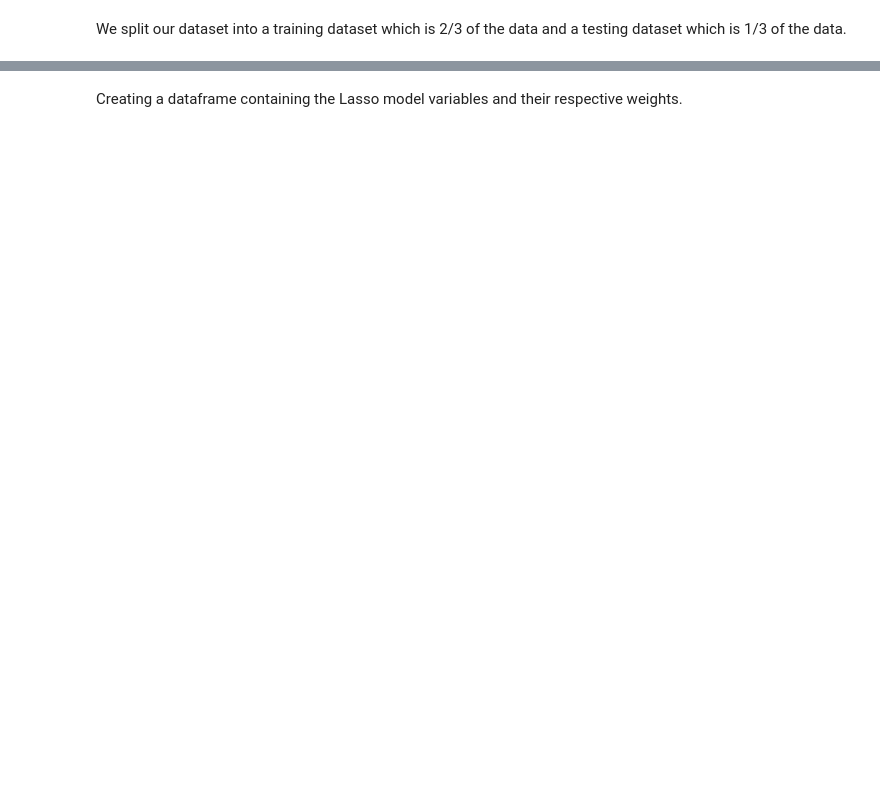
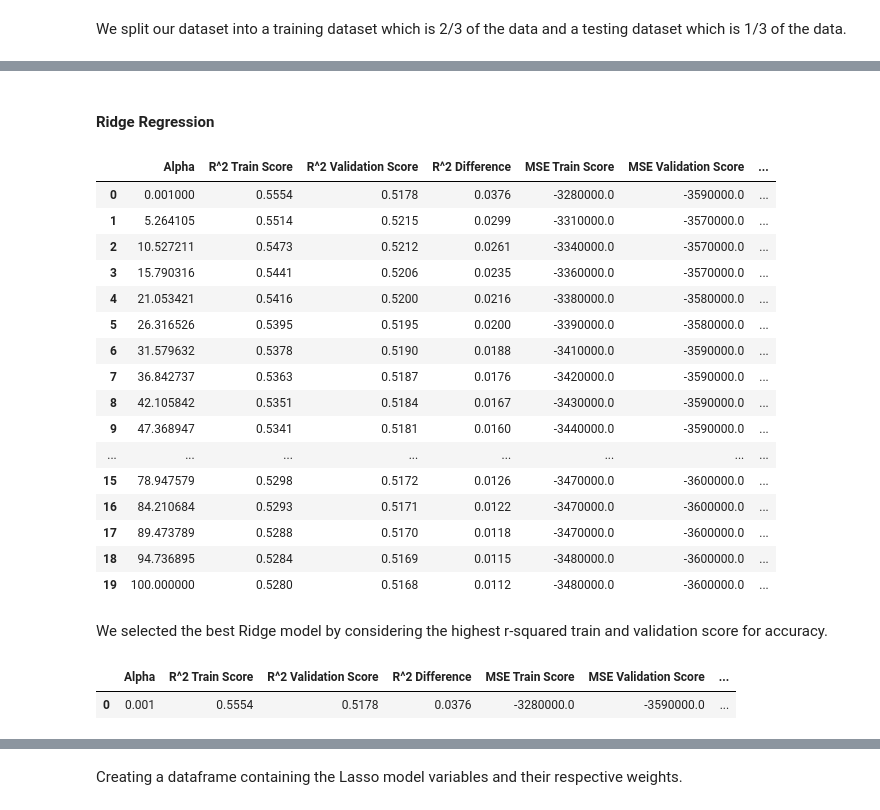
Before and after one commit to awesomeahi95/LaVie-Insurance, a Jupyter notebook: index.ipynb, the cells around one changed output, grey strips where cells are left out. Drawn from its saved outputs; the diff is of its cells as text; code cells hidden in the pictures; blank space fills up the shorter version.

```diff
--- a/index.ipynb
+++ b/index.ipynb
@@ -810,0 +691,32 @@ Test Score: 0.6811076042410495
+# %% [markdown]
+#### Ridge Regression
+# %%
+ridge_models = Regularisation('ridge',X_train_s,y_train,5,100)
+Ridge_Models = ridge_models.get_scores()
+Ridge_Models
+# %% [output]
+|  | Alpha | R^2 Train Score | R^2 Validation Score | R^2 Difference | MSE Train Score | MSE Validation Score | ... |
+| 0 | 0.001000 | 0.5554 | 0.5178 | 0.0376 | -3280000.0 | -3590000.0 | ... |
+| 1 | 5.264105 | 0.5514 | 0.5215 | 0.0299 | -3310000.0 | -3570000.0 | ... |
+| 2 | 10.527211 | 0.5473 | 0.5212 | 0.0261 | -3340000.0 | -3570000.0 | ... |
+| 3 | 15.790316 | 0.5441 | 0.5206 | 0.0235 | -3360000.0 | -3570000.0 | ... |
+| 4 | 21.053421 | 0.5416 | 0.5200 | 0.0216 | -3380000.0 | -3580000.0 | ... |
+| 5 | 26.316526 | 0.5395 | 0.5195 | 0.0200 | -3390000.0 | -3580000.0 | ... |
+| 6 | 31.579632 | 0.5378 | 0.5190 | 0.0188 | -3410000.0 | -3590000.0 | ... |
+| 7 | 36.842737 | 0.5363 | 0.5187 | 0.0176 | -3420000.0 | -3590000.0 | ... |
+| 8 | 42.105842 | 0.5351 | 0.5184 | 0.0167 | -3430000.0 | -3590000.0 | ... |
+| 9 | 47.368947 | 0.5341 | 0.5181 | 0.0160 | -3440000.0 | -3590000.0 | ... |
+| ... | ... | ... | ... | ... | ... | ... | ... |
+| 15 | 78.947579 | 0.5298 | 0.5172 | 0.0126 | -3470000.0 | -3600000.0 | ... |
+| 16 | 84.210684 | 0.5293 | 0.5171 | 0.0122 | -3470000.0 | -3600000.0 | ... |
+| 17 | 89.473789 | 0.5288 | 0.5170 | 0.0118 | -3470000.0 | -3600000.0 | ... |
+| 18 | 94.736895 | 0.5284 | 0.5169 | 0.0115 | -3480000.0 | -3600000.0 | ... |
+| 19 | 100.000000 | 0.5280 | 0.5168 | 0.0112 | -3480000.0 | -3600000.0 | ... |
+# %% [markdown]
+We selected the best Ridge model by considering the highest r-squared train and validation score for accuracy.
+# %%
+Best_Ridge_Model = pd.DataFrame([Ridge_Models.iloc[0]])
+Best_Ridge_Model
+# %% [output]
+|  | Alpha | R^2 Train Score | R^2 Validation Score | R^2 Difference | MSE Train Score | MSE Validation Score | ... |
+| 0 | 0.001 | 0.5554 | 0.5178 | 0.0376 | -3280000.0 | -3590000.0 | ... |
```
Also changed, not shown: parts of 157 cells of this notebook, 1 other file.
